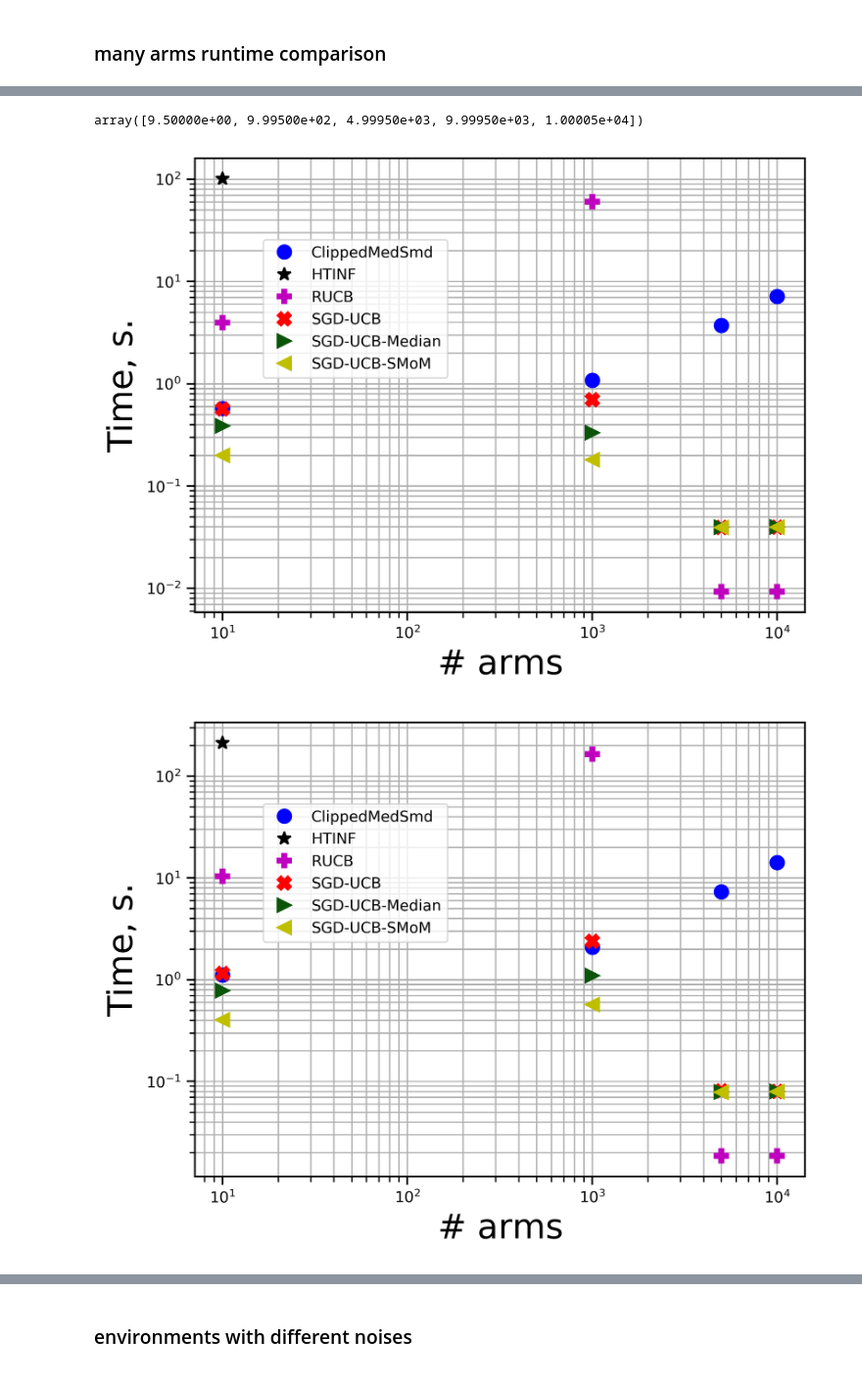
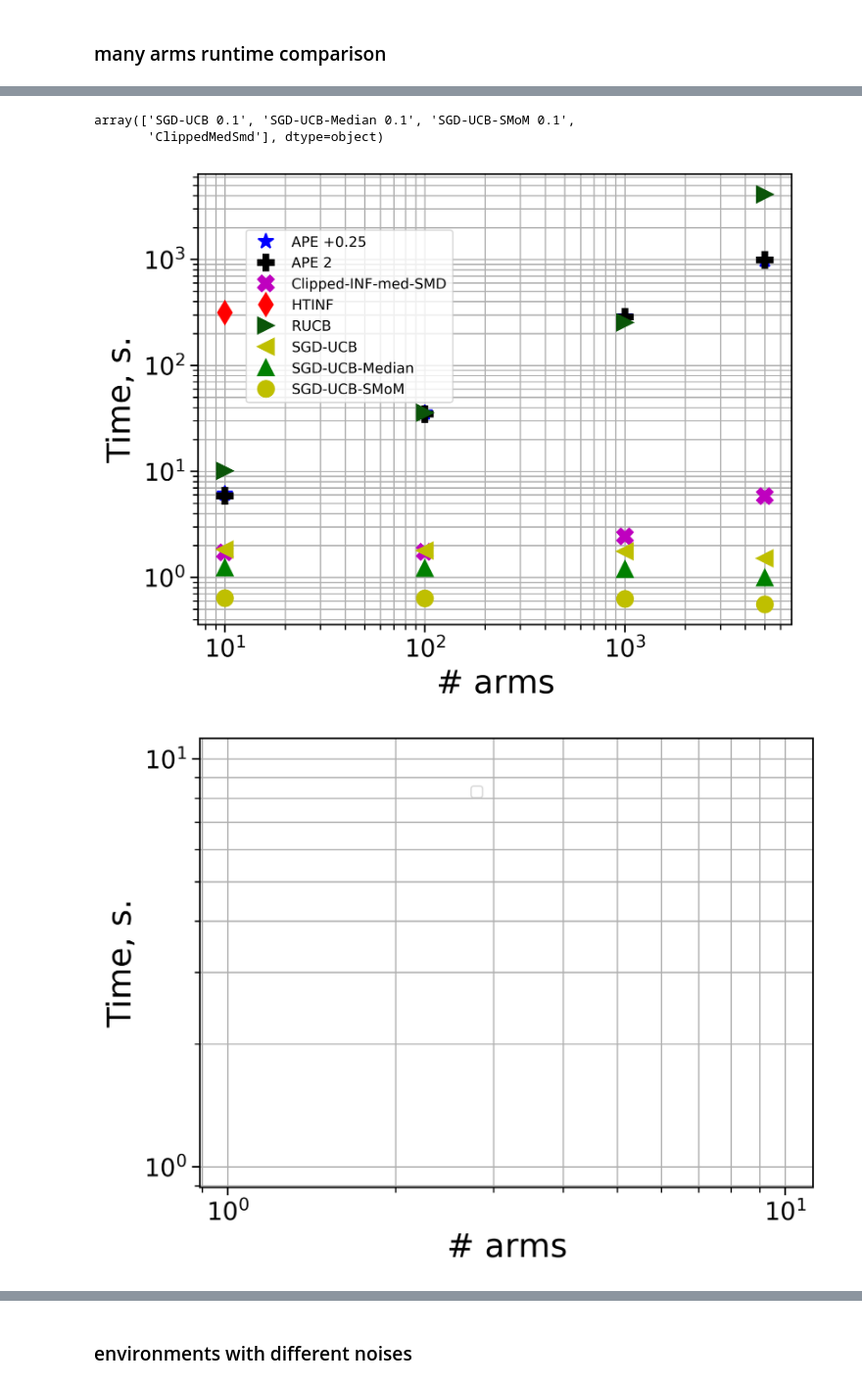
Before and after one commit to IAIOnline/fast_SGD_UCB, a Jupyter notebook: experiment_drawer.ipynb, the cells around one changed output, grey strips where cells are left out. Shown at 98% size. Saved outputs shown, nothing was run; the diff lists cells and outputs as text; code cells hidden in the pictures.

```diff
--- a/experiment_drawer.ipynb
+++ b/experiment_drawer.ipynb
@@ -147,7 +147,6 @@ FileNotFoundError: [Errno 2] No such file or directory: 'runtime_comp.json'
 # %%
 import json
 
-fname = "m_arm_runtime_3.json"
-
+fname = "compare_clipp_sgd_old.json"
 with open(fname, "r") as f:
     res2 = json.load(f)
@@ -165,7 +175,7 @@ for k in res.keys():
     for k2 in d2.keys():
         d1[k2].update(d2[k2])
 # %%
-fname = "m_arm_runtime.json"
+fname = "compare_new.json"
 
 with open(fname, "w") as f:
     json.dump(res, f)
@@ -173,7 +183,8 @@ with open(fname, "w") as f:
 import json
 
 fname = "m_arm_runtime.json"
-# fname = "compare_2.json"
+fname = "compare_new.json"
+# fname = "compare_clipp_sgd_old.json"
 with open(fname, "r") as f:
     res = json.load(f)
 
@@ -201,8 +206,10 @@ norm = BoundaryNorm(labels, colors.N)
-# %%
-labels = df[r"$\#$ arms"].unique()
-np.concat([labels - 0.5, np.array([labels[-1] + 0.5])])
-# %% [output]
-array([9.50000e+00, 9.99500e+02, 4.99950e+03, 9.99950e+03, 1.00005e+04])
+# %%
+df["pretty_name"].unique()
+# %% [output]
+array(['SGD-UCB 0.1', 'SGD-UCB-Median 0.1', 'SGD-UCB-SMoM 0.1',
+       'ClippedMedSmd'], dtype=object)
+# %%
+df = df[df['pretty_name'] != "APE 2"]
 # %%
 import matplotlib.pyplot as plt
 from matplotlib.colors import BoundaryNorm, ListedColormap
@@ -213,44 +220,49 @@ def get_fig_set_style(lines_count):
     params = {
             # "legend.fontsize": 40,
             # "lines.markersize": 10,
-            "axes.labelsize": 15,
-            "axes.titlesize": 15,
-            # "xtick.labelsize": 10,
-            # "ytick.labelsize": 10,
+            "axes.labelsize": 20,
+            "axes.titlesize": 20,
+            "xtick.labelsize": 15,
+            "ytick.labelsize": 15,
             "font.size": 20,
             #  "text.usetex": True
         }
     colors_list = ["blue", "black", "m", "red", "#0b5509", "y", "g", "y", "c", "g"]
     sns.set_context("paper", rc=params)
     fig, ax = plt.subplots(dpi=450)
     plt.grid(which="both")
     return fig, ax, colors_list
 
 
-names = ['RUCB', "SGD-UCB", 'SGD-UCB-Median','SGD-UCB-SMoM','Clipped Med', "HTINF"]
-tags = [ 'o', '*', "P", "X", ">", "<"]
+names = ['RUCB', "SGD-UCB", 'SGD-UCB-Median','SGD-UCB-SMoM','Clipped Med', "HTINF", "4", "2"]
+tags = [ '*', "P", "X", "d", ">", "<", "^", 'o',]
 
 figures = [get_fig_set_style(5) for _ in range(4)] # figures[i] -> (fig, ax)
 colors = figures[0][2]
 for tag, name, color, elem in zip(tags, names, colors, df.groupby("Algorithms")):
     # print(name)
     for num, in_elem in enumerate(elem[1].groupby(r"T, $\#$ steps")):
         name = elem[1]["pretty_name"].values[0]
-        if name[-1].isdigit():
+        if name[-1].isdigit() and not name.startswith("APE"):
             name = name[:-4]
+        if name == "ClippedMedSmd": name = "Clipped-INF-med-SMD"
         x = in_elem[1][r"$\#$ arms"]
         y = in_elem[1]['Runtime, s.']
+        # if len(x) > 1:
+        #     x = x[:-1]
+        #     y = y[:-1]
         # values = elem[1].iloc[:,3]
-        figures[num][1].plot(x, y, tag, label = name, color = color, markersize=8)
+        figures[num][1].plot(x, y, tag, label = name, color = color, markersize=10)
 
         # figures[num][0].suptitle(rf"$\#$ arms: {in_elem[0]}")
 
 for i in range(4):
-    figures[i][1].legend(bbox_to_anchor=(0.1, 0.5)) #(loc = "upper left")
+    figures[i][0].tight_layout()
+    figures[i][0].legend(bbox_to_anchor=(0.5, 0.85)) #(loc = "upper left")
     figures[i][1].set_yscale("log")
     figures[i][1].set_xscale("log")
     figures[i][1].set_xlabel(r"$\#$ arms")
     figures[i][1].set_ylabel("Time, s.")
 # %% [output]
-[figure, old version]
+[figure, new version]
-[figure, old version]
+[figure, new version]
```
Also changed, not shown: parts of 5 cells of this notebook, 8 other files.
